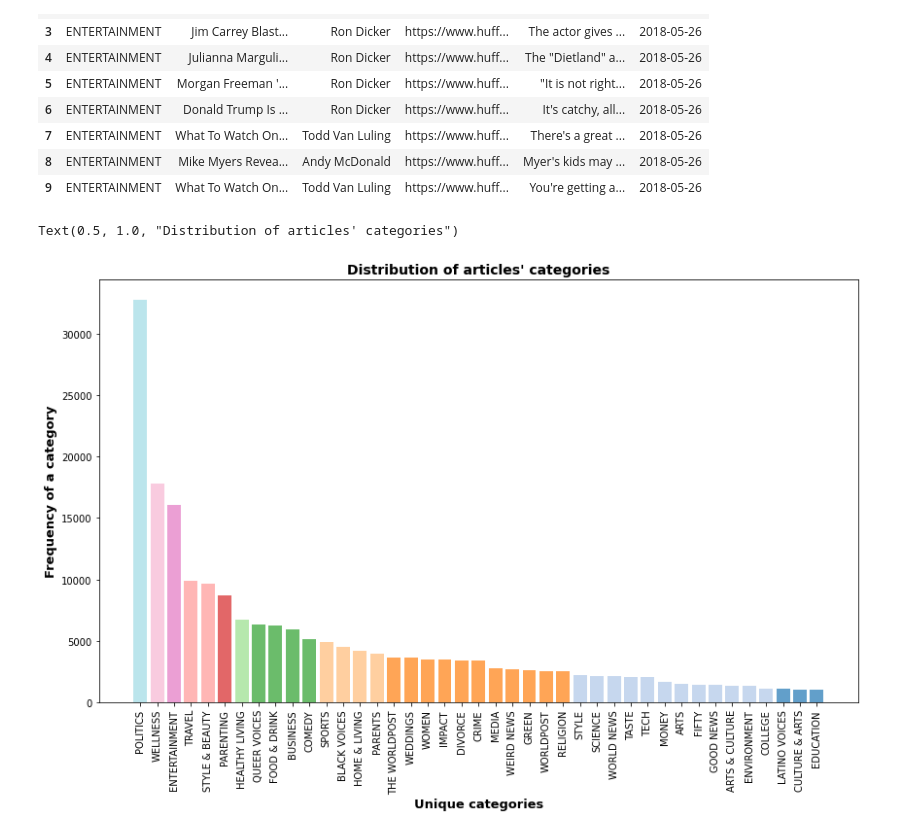
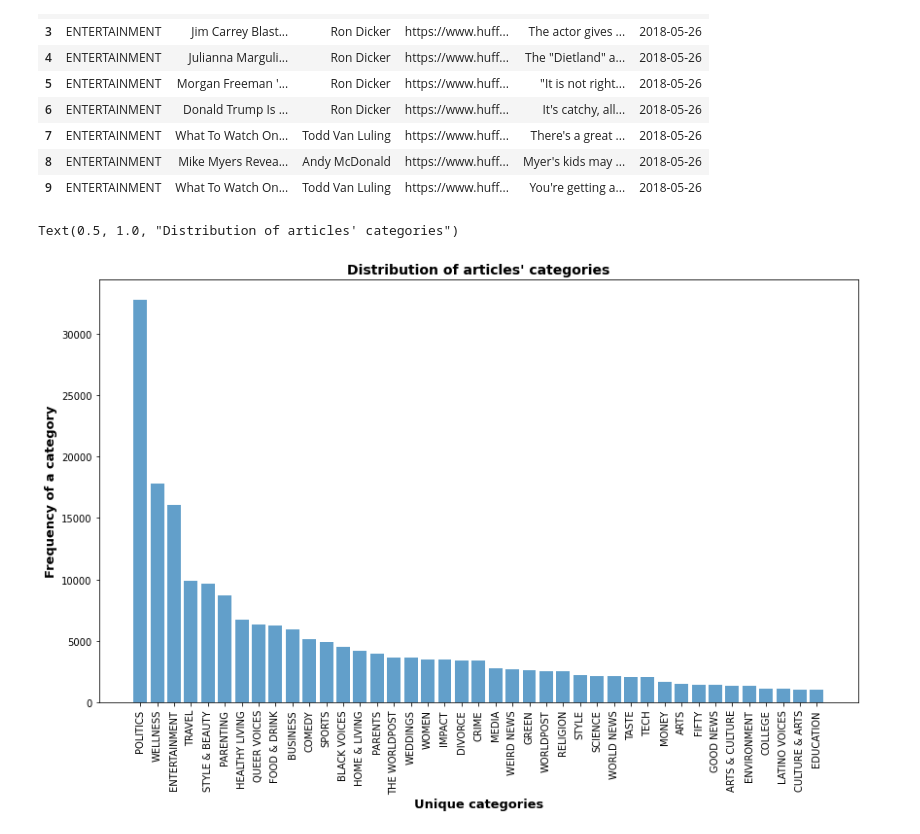
Before and after one commit to Lenschow-Fogh/Ezra, a Jupyter notebook: sentiment/presentation/dataset.ipynb, the cells around one changed output. Saved outputs shown, nothing was run; the diff lists cells and outputs as text; code cells hidden in the pictures.

Commit message:
added visualization to show in report

```diff
--- a/sentiment/presentation/dataset.ipynb
+++ b/sentiment/presentation/dataset.ipynb
@@ -51,15 +51,15 @@ shape: (200853, 7)
 # %%
 my_cmap = plt.get_cmap("tab20")
 count = data.category.value_counts()
-rescale = lambda y: ((y - np.min(y)) +  1200) / ((np.max(y) - np.min(y) -5000))
+rescale = lambda y: y - np.max(y)
 # rescale = lambda y: (y - np.min(y)) / (np.max(y) - np.min(y))
 
 plt.figure(figsize=(14,8))
 bars = plt.bar(count.index, count, color=my_cmap(rescale(list(count))), width=0.8, alpha=0.7, align='center')
 plt.xticks(rotation=90)
 plt.ylabel('Frequency of a category', fontdict={'fontsize':13, 'fontweight': 'bold'})
 plt.xlabel('Unique categories', fontdict={'fontsize':13, 'fontweight': 'bold'})
 plt.title("Distribution of articles' categories", fontdict={'fontsize':14, 'fontweight': 'bold'})
 # %% [output]
 Text(0.5, 1.0, "Distribution of articles' categories")
-[figure, old version]
+[figure, new version]
```
Also changed, not shown: parts of 1 cell of this notebook, 1 other file.
